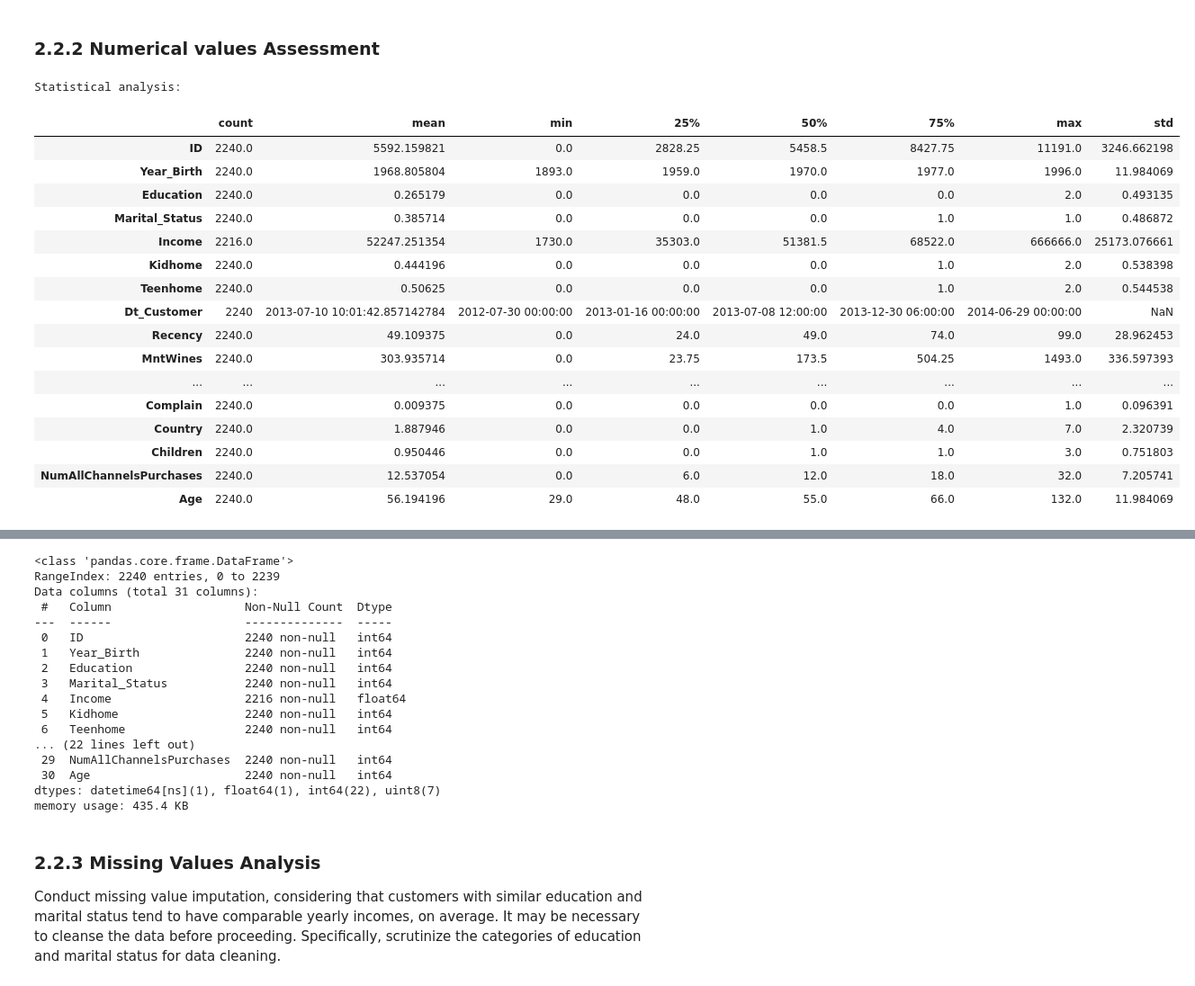
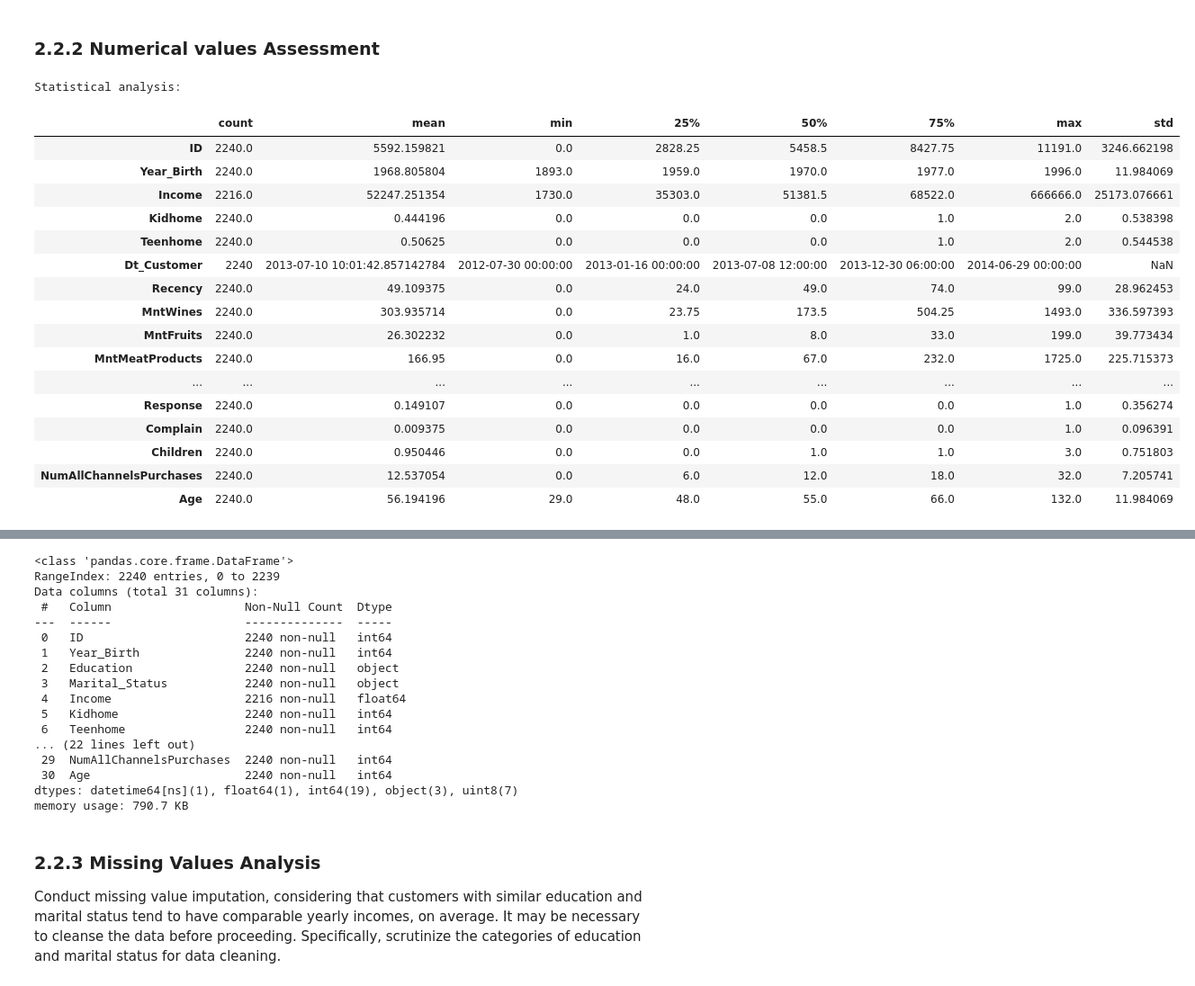
Before and after one commit to annapoltavets/ml-and-engineering-docs, a Jupyter notebook: caltech/module2-statistics/marketing_campaign/Marketing_EDA.ipynb, the cells around one changed output, grey strips where cells are left out. Shown at 90% size. Cells and saved outputs as stored; diff of their text form; code cells hidden in the pictures.

```diff
--- a/caltech/module2-statistics/marketing_campaign/Marketing_EDA.ipynb
+++ b/caltech/module2-statistics/marketing_campaign/Marketing_EDA.ipynb
@@ -48,11 +26,11 @@ sns.set(style="whitegrid")
 ## Dataset Overview
 # %%
 # Read data
-df = pd.read_csv("data/marketing_data.csv")
+raw_df = pd.read_csv("data/marketing_data.csv")
 
 # Display basic information
-print(f"Dataset Shape: {df.shape}")
-df.info(memory_usage="deep")
+print(f"Dataset Shape: {raw_df.shape}")
+raw_df.info(memory_usage="deep")
 # %% [output]
 Dataset Shape: (2240, 28)
 <class 'pandas.core.frame.DataFrame'>
@@ -109,7 +91,8 @@ Summary Statistics for Categorical Variables:
 *Almost 40% of data has Country=SP*
 # %%
 # cast money to float
-df['Income'] = df['Income'].replace('[\$,]', '', regex=True).astype(float)
+norm_df = raw_df
+norm_df['Income'] = raw_df['Income'].replace('[\$,]', '', regex=True).astype(float)
 # caste to datetime
-df['Dt_Customer'] = pd.to_datetime(df['Dt_Customer'], format='%m/%d/%y')
+norm_df['Dt_Customer'] = pd.to_datetime(raw_df['Dt_Customer'], format='%m/%d/%y')
 # %%
@@ -144,6 +127,6 @@ def marital_status_map(x):
     else:
         return 'Single'
 
-df['Education'] = df['Education'].apply(education_map)
+norm_df['Education'] = norm_df['Education'].apply(education_map)
 # Update Marital_Status with 2 categories Single and Married
-df['Marital_Status'] = df['Marital_Status'].apply(marital_status_map)
+norm_df['Marital_Status'] = norm_df['Marital_Status'].apply(marital_status_map)
@@ -157,31 +135,31 @@ df = od.fit_transform(df)
 # %%
 from datetime import datetime
 #Create variables to represent the total number of children, age, and total spending.
-df['Children'] = df['Kidhome'] + df['Teenhome']
+norm_df['Children'] = norm_df['Kidhome'] + norm_df['Teenhome']
 #Derive the total purchases from the number of transactions across the three channels.
-df['NumAllChannelsPurchases'] = df['NumWebPurchases'] + df['NumCatalogPurchases'] + df['NumStorePurchases']
+norm_df['NumAllChannelsPurchases'] = norm_df['NumWebPurchases'] + norm_df['NumCatalogPurchases'] + norm_df['NumStorePurchases']
 # Age
 current_year = datetime.now().year
-df['Age'] = current_year - df['Year_Birth']
+norm_df['Age'] = current_year - norm_df['Year_Birth']
 # %%
 print("Statistical analysis:")
-df.describe().T
+norm_df.describe().T
 # %% [output]
 Statistical analysis:
 |  | count | mean | min | 25% | 50% | 75% | max | std |
 | ID | 2240.0 | 5592.159821 | 0.0 | 2828.25 | 5458.5 | 8427.75 | 11191.0 | 3246.662198 |
 | Year_Birth | 2240.0 | 1968.805804 | 1893.0 | 1959.0 | 1970.0 | 1977.0 | 1996.0 | 11.984069 |
-| Education | 2240.0 | 0.265179 | 0.0 | 0.0 | 0.0 | 0.0 | 2.0 | 0.493135 |
-| Marital_Status | 2240.0 | 0.385714 | 0.0 | 0.0 | 0.0 | 1.0 | 1.0 | 0.486872 |
 | Income | 2216.0 | 52247.251354 | 1730.0 | 35303.0 | 51381.5 | 68522.0 | 666666.0 | 25173.076661 |
 | Kidhome | 2240.0 | 0.444196 | 0.0 | 0.0 | 0.0 | 1.0 | 2.0 | 0.538398 |
 | Teenhome | 2240.0 | 0.50625 | 0.0 | 0.0 | 0.0 | 1.0 | 2.0 | 0.544538 |
 | Dt_Customer | 2240 | 2013-07-10 10:01:42.857142784 | 2012-07-30 00:00:00 | 2013-01-16 00:00:00 | 2013-07-08 12:00:00 | 2013-12-30 06:00:00 | 2014-06-29 00:00:00 | NaN |
 | Recency | 2240.0 | 49.109375 | 0.0 | 24.0 | 49.0 | 74.0 | 99.0 | 28.962453 |
 | MntWines | 2240.0 | 303.935714 | 0.0 | 23.75 | 173.5 | 504.25 | 1493.0 | 336.597393 |
+| MntFruits | 2240.0 | 26.302232 | 0.0 | 1.0 | 8.0 | 33.0 | 199.0 | 39.773434 |
+| MntMeatProducts | 2240.0 | 166.95 | 0.0 | 16.0 | 67.0 | 232.0 | 1725.0 | 225.715373 |
 | ... | ... | ... | ... | ... | ... | ... | ... | ... |
+| Response | 2240.0 | 0.149107 | 0.0 | 0.0 | 0.0 | 0.0 | 1.0 | 0.356274 |
 | Complain | 2240.0 | 0.009375 | 0.0 | 0.0 | 0.0 | 0.0 | 1.0 | 0.096391 |
-| Country | 2240.0 | 1.887946 | 0.0 | 0.0 | 1.0 | 4.0 | 7.0 | 2.320739 |
 | Children | 2240.0 | 0.950446 | 0.0 | 0.0 | 1.0 | 1.0 | 3.0 | 0.751803 |
 | NumAllChannelsPurchases | 2240.0 | 12.537054 | 0.0 | 6.0 | 12.0 | 18.0 | 32.0 | 7.205741 |
 | Age | 2240.0 | 56.194196 | 29.0 | 48.0 | 55.0 | 66.0 | 132.0 | 11.984069 |
@@ -194,14 +172,14 @@ Statistical analysis:
 *__AcceptedCmp3, AcceptedCmp4, AcceptedCmp5, AcceptedCmp1, AcceptedCmp2, Response, Complain__: boolean values that may be equal to 0 or 1, tending to zeros*
 # %%
 # reduce memory usage
-df['AcceptedCmp3']  = df['AcceptedCmp3'].astype('uint8')
-df['AcceptedCmp4']  = df['AcceptedCmp4'].astype('uint8')
-df['AcceptedCmp5']  = df['AcceptedCmp5'].astype('uint8')
-df['AcceptedCmp1']  = df['AcceptedCmp1'].astype('uint8')
-df['AcceptedCmp2']  = df['AcceptedCmp2'].astype('uint8')
-df['Response']  = df['Response'].astype('uint8')
-df['Complain']  = df['Complain'].astype('uint8')
-df.info(memory_usage="deep")
+norm_df['AcceptedCmp3']  = norm_df['AcceptedCmp3'].astype('uint8')
+norm_df['AcceptedCmp4']  = norm_df['AcceptedCmp4'].astype('uint8')
+norm_df['AcceptedCmp5']  = norm_df['AcceptedCmp5'].astype('uint8')
+norm_df['AcceptedCmp1']  = norm_df['AcceptedCmp1'].astype('uint8')
+norm_df['AcceptedCmp2']  = norm_df['AcceptedCmp2'].astype('uint8')
+norm_df['Response']  = norm_df['Response'].astype('uint8')
+norm_df['Complain']  = norm_df['Complain'].astype('uint8')
+norm_df.info(memory_usage="deep")
 # %% [output]
 <class 'pandas.core.frame.DataFrame'>
 RangeIndex: 2240 entries, 0 to 2239
@@ -210,16 +188,16 @@ Data columns (total 31 columns):
 ---  ------                   --------------  -----
  0   ID                       2240 non-null   int64
  1   Year_Birth               2240 non-null   int64
- 2   Education                2240 non-null   int64
- 3   Marital_Status           2240 non-null   int64
+ 2   Education                2240 non-null   object
+ 3   Marital_Status           2240 non-null   object
  4   Income                   2216 non-null   float64
  5   Kidhome                  2240 non-null   int64
  6   Teenhome                 2240 non-null   int64
 ... (22 lines left out)
  29  NumAllChannelsPurchases  2240 non-null   int64
  30  Age                      2240 non-null   int64
-dtypes: datetime64[ns](1), float64(1), int64(22), uint8(7)
-memory usage: 435.4 KB
+dtypes: datetime64[ns](1), float64(1), int64(19), object(3), uint8(7)
+memory usage: 790.7 KB
 # %% [markdown]
 ### 2.2.3 Missing Values Analysis
 
```
Also changed, not shown: parts of 72 cells of this notebook, 1 other file.
